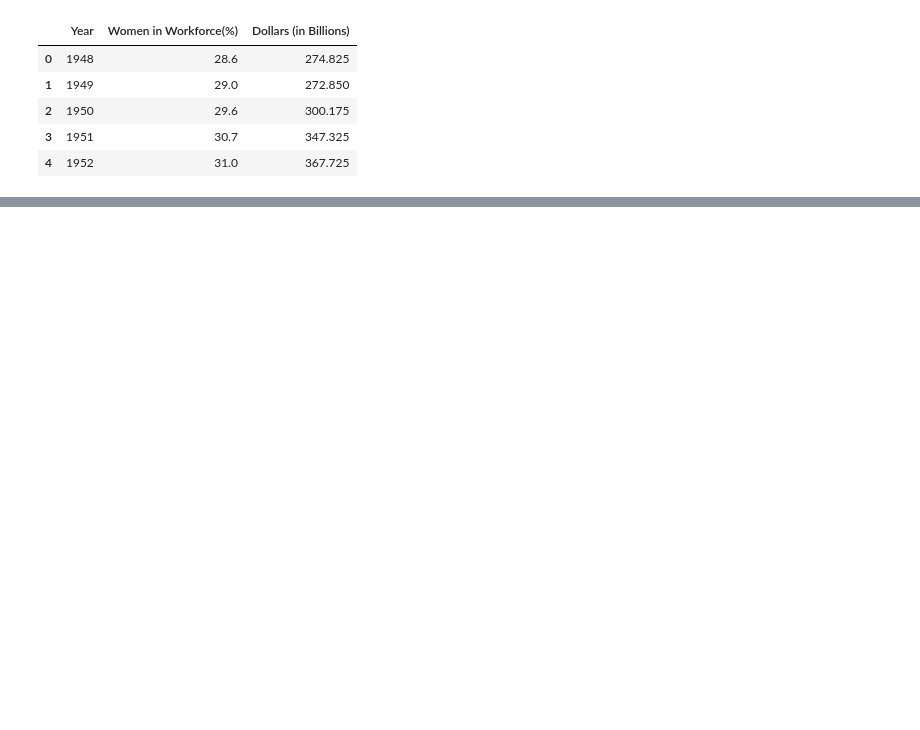
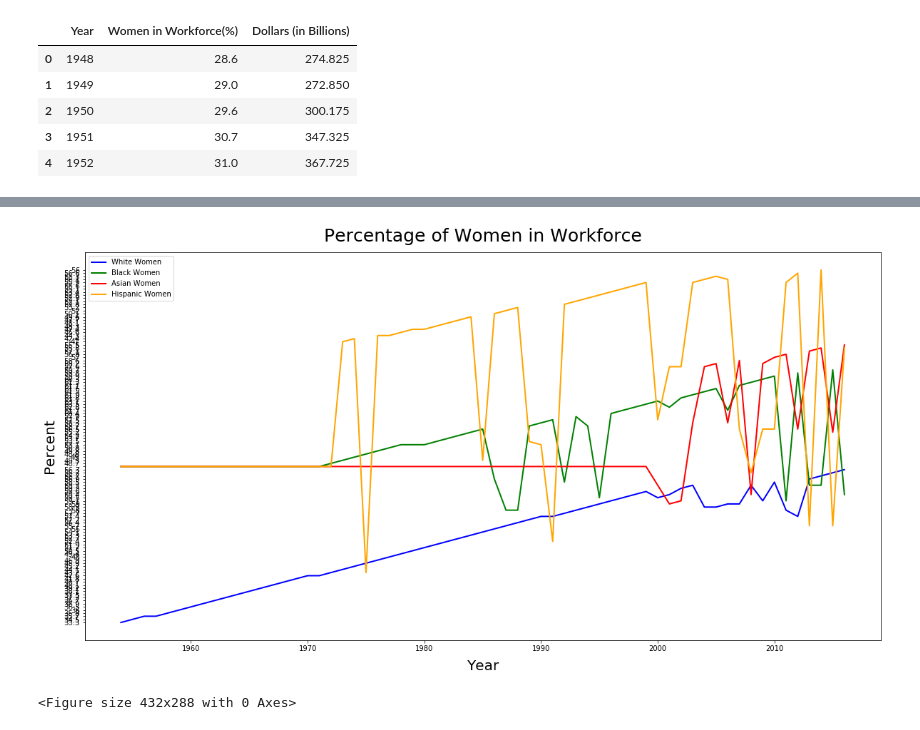
Before and after one commit to kathleeng77/Open-Source-Project-1, a Jupyter notebook: women-in-workforce-analysis.ipynb, the cells around one changed output, grey strips where cells are left out. Saved outputs shown, nothing was run; the diff lists cells and outputs as text; code cells hidden in the pictures; blank space fills up the shorter version.

```diff
--- a/women-in-workforce-analysis.ipynb
+++ b/women-in-workforce-analysis.ipynb
@@ -121,0 +129,3 @@ fig.savefig("percent-women-workforce-gdp-growth.png",bbox_inches="tight")
+# %%
+labor_df = pd.read_csv('data/laborforce-participation-rate.csv')
+labor_df.head(20)
@@ -121,0 +150,8 @@ fig.savefig("percent-women-workforce-gdp-growth.png",bbox_inches="tight")
+# %%
+women_laborforce_df = pd.DataFrame({"Year": labor_df["Year"],
+                                   "White Women": labor_df["White Women"],
+                                   "Black Women": labor_df["Black Women"],
+                                   "Asian Women": labor_df["Asian Women"],
+                                   "Hispanic Women": labor_df["Hispanic Women"]})
+women_df = women_laborforce_df.drop([0,1,2,3,4,5])
+women_df.head()
@@ -121,0 +165,20 @@ fig.savefig("percent-women-workforce-gdp-growth.png",bbox_inches="tight")
+# %%
+# multiple line plot
+plt.figure(figsize=(20,10))
+plt.title("Percentage of Women in Workforce", fontsize=25, pad=15)
+plt.xlabel("Year",  fontsize=20, labelpad=10)
+plt.ylabel("Percent", fontsize=20, labelpad=10)
+plt.plot(women_df["Year"], women_df["White Women"], color='blue', linewidth=2, label="White Women")
+plt.plot(women_df["Year"], women_df["Black Women"], color='green', linewidth=2, label="Black Women")
+plt.plot(women_df["Year"], women_df["Asian Women"], color='red', linewidth=2, label="Asian Women")
+plt.plot(women_df["Year"], women_df["Hispanic Women"], color='orange', linewidth=2, label="Hispanic Women")
+# plt.ylim(30,55)
+plt.legend()
+plt.show()
+
+# fix tick locations!!!
+
+plt.savefig("Images/women-workforce-byrace-lineplot.png",bbox_inches="tight")
+# %% [output]
+[figure, added]
+<Figure size 432x288 with 0 Axes>
```
Also changed, not shown: parts of 11 cells of this notebook, 17 other files.
